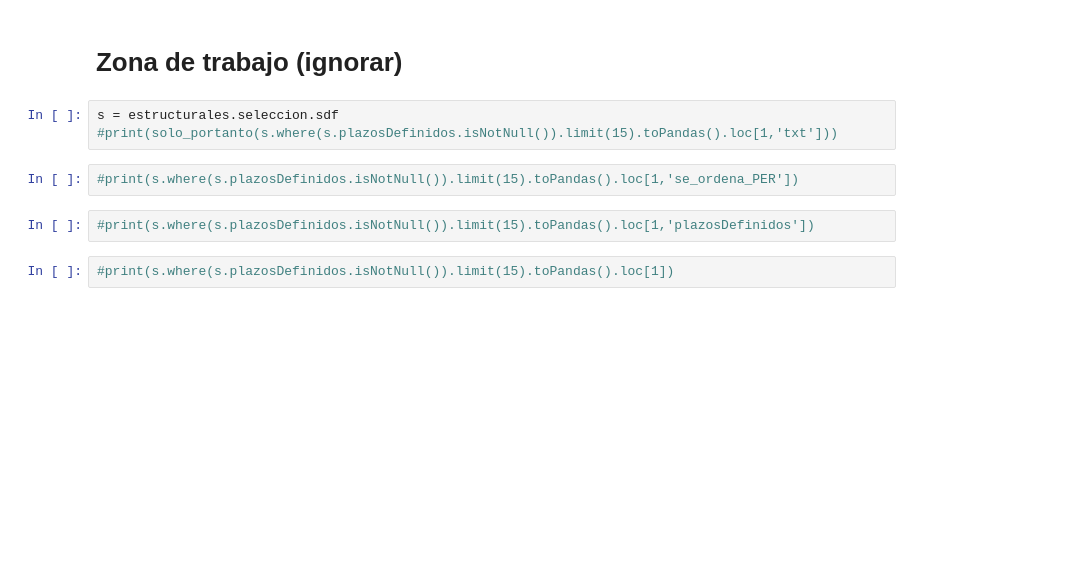
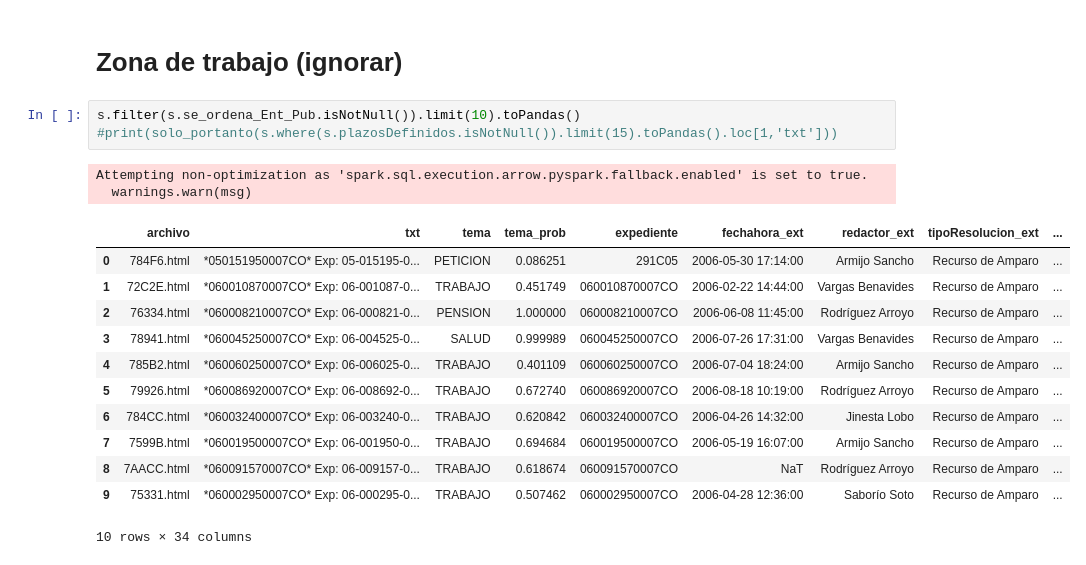
Before and after one commit to kennorsdb/nlppen, a Jupyter notebook: Notebook.ipynb, the cells around one changed output. Saved outputs shown, nothing was run; the diff lists cells and outputs as text; blank space fills up the shorter version.

```diff
--- a/Notebook.ipynb
+++ b/Notebook.ipynb
@@ -114,11 +110,20 @@ estructurales = SentenciasEstructurales(seleccion)
 # %% [markdown]
 # Zona de trabajo (ignorar)
 # %%
-s = estructurales.seleccion.sdf
+s.filter(s.se_ordena_Ent_Pub.isNotNull()).limit(10).toPandas()
 #print(solo_portanto(s.where(s.plazosDefinidos.isNotNull()).limit(15).toPandas().loc[1,'txt']))
+# %% [output]
+Attempting non-optimization as 'spark.sql.execution.arrow.pyspark.fallback.enabled' is set to true.
+  warnings.warn(msg)
+|  | archivo | txt | tema | tema_prob | expediente | fechahora_ext | redactor_ext | tipoResolucion_ext | ... |
+| 0 | 784F6.html | *050151950007CO* Exp: 05-015195-0... | PETICION | 0.086251 | 291C05 | 2006-05-30 17:14:00 | Armijo Sancho | Recurso de Amparo | ... |
+| 1 | 72C2E.html | *060010870007CO* Exp: 06-001087-0... | TRABAJO | 0.451749 | 060010870007CO | 2006-02-22 14:44:00 | Vargas Benavides | Recurso de Amparo | ... |
+| 2 | 76334.html | *060008210007CO* Exp: 06-000821-0... | PENSION | 1.000000 | 060008210007CO | 2006-06-08 11:45:00 | Rodríguez Arroyo | Recurso de Amparo | ... |
+| 3 | 78941.html | *060045250007CO* Exp: 06-004525-0... | SALUD | 0.999989 | 060045250007CO | 2006-07-26 17:31:00 | Vargas Benavides | Recurso de Amparo | ... |
+| 4 | 785B2.html | *060060250007CO* Exp: 06-006025-0... | TRABAJO | 0.401109 | 060060250007CO | 2006-07-04 18:24:00 | Armijo Sancho | Recurso de Amparo | ... |
+| 5 | 79926.html | *060086920007CO* Exp: 06-008692-0... | TRABAJO | 0.672740 | 060086920007CO | 2006-08-18 10:19:00 | Rodríguez Arroyo | Recurso de Amparo | ... |
+| 6 | 784CC.html | *060032400007CO* Exp: 06-003240-0... | TRABAJO | 0.620842 | 060032400007CO | 2006-04-26 14:32:00 | Jinesta Lobo | Recurso de Amparo | ... |
+| 7 | 7599B.html | *060019500007CO* Exp: 06-001950-0... | TRABAJO | 0.694684 | 060019500007CO | 2006-05-19 16:07:00 | Armijo Sancho | Recurso de Amparo | ... |
+| 8 | 7AACC.html | *060091570007CO* Exp: 06-009157-0... | TRABAJO | 0.618674 | 060091570007CO | NaT | Rodríguez Arroyo | Recurso de Amparo | ... |
+| 9 | 75331.html | *060002950007CO* Exp: 06-000295-0... | TRABAJO | 0.507462 | 060002950007CO | 2006-04-28 12:36:00 | Saborío Soto | Recurso de Amparo | ... |
+10 rows × 34 columns
-# %%
-#print(s.where(s.plazosDefinidos.isNotNull()).limit(15).toPandas().loc[1,'se_ordena_PER'])
-# %%
-#print(s.where(s.plazosDefinidos.isNotNull()).limit(15).toPandas().loc[1,'plazosDefinidos'])
-# %%
-#print(s.where(s.plazosDefinidos.isNotNull()).limit(15).toPandas().loc[1])
```
Also changed, not shown: parts of 6 cells of this notebook, 3 other files.
